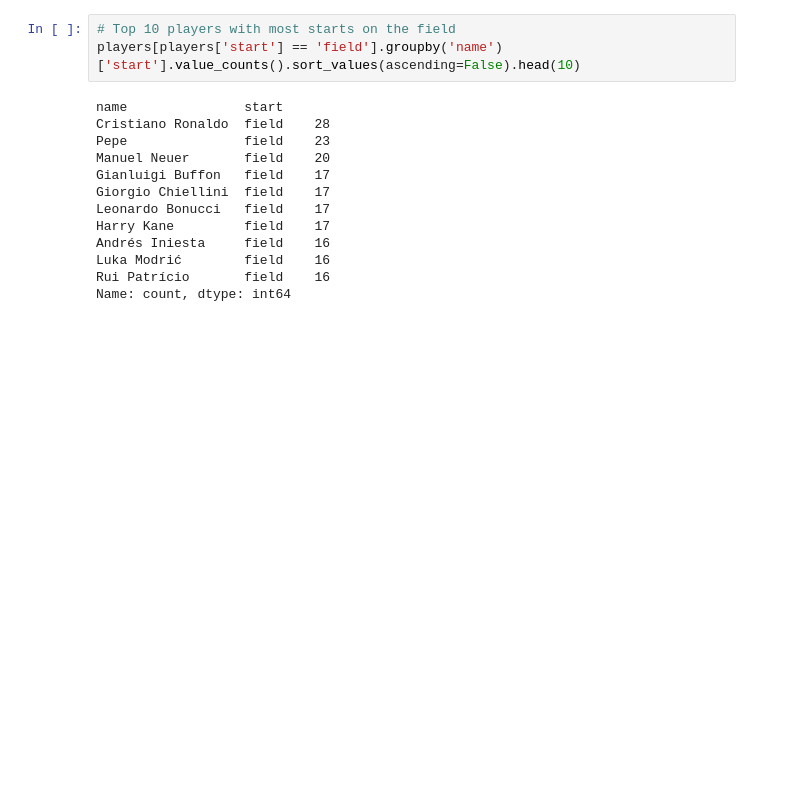
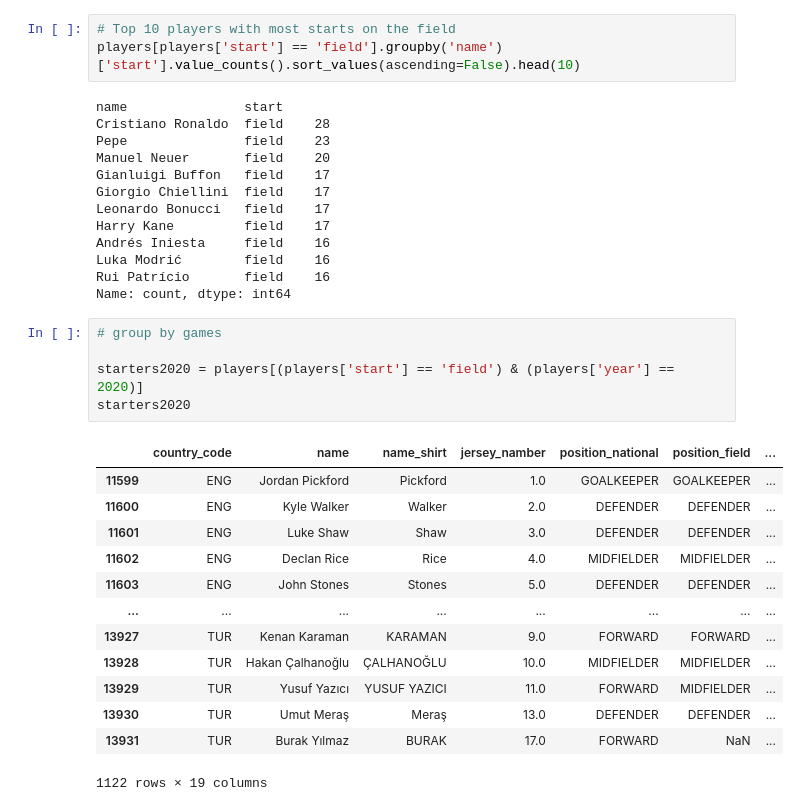
Before and after one commit to D-Walsh33/data-analysis, a Jupyter notebook: UEFA Euro Project/UEFA.ipynb, the cells around one changed output. Saved outputs shown, nothing was run; the diff lists cells and outputs as text; blank space fills up the shorter version.

```diff
--- a/UEFA Euro Project/UEFA.ipynb
+++ b/UEFA Euro Project/UEFA.ipynb
@@ -67,3 +67,22 @@ Andrés Iniesta     field    16
 Luka Modrić        field    16
 Rui Patrício       field    16
 Name: count, dtype: int64
+# %%
+# group by games
+
+starters2020 = players[(players['start'] == 'field') & (players['year'] == 2020)]
+starters2020
+# %% [output]
+|  | country_code | name | name_shirt | jersey_namber | position_national | position_field | ... |
+| 11599 | ENG | Jordan Pickford | Pickford | 1.0 | GOALKEEPER | GOALKEEPER | ... |
+| 11600 | ENG | Kyle Walker | Walker | 2.0 | DEFENDER | DEFENDER | ... |
+| 11601 | ENG | Luke Shaw | Shaw | 3.0 | DEFENDER | DEFENDER | ... |
+| 11602 | ENG | Declan Rice | Rice | 4.0 | MIDFIELDER | MIDFIELDER | ... |
+| 11603 | ENG | John Stones | Stones | 5.0 | DEFENDER | DEFENDER | ... |
+| ... | ... | ... | ... | ... | ... | ... | ... |
+| 13927 | TUR | Kenan Karaman | KARAMAN | 9.0 | FORWARD | FORWARD | ... |
+| 13928 | TUR | Hakan Çalhanoğlu | ÇALHANOĞLU | 10.0 | MIDFIELDER | MIDFIELDER | ... |
+| 13929 | TUR | Yusuf Yazıcı | YUSUF YAZICI | 11.0 | FORWARD | MIDFIELDER | ... |
+| 13930 | TUR | Umut Meraş | Meraş | 13.0 | DEFENDER | DEFENDER | ... |
+| 13931 | TUR | Burak Yılmaz | BURAK | 17.0 | FORWARD | NaN | ... |
+1122 rows × 19 columns
```
Also changed, not shown: parts of 4 cells of this notebook.
